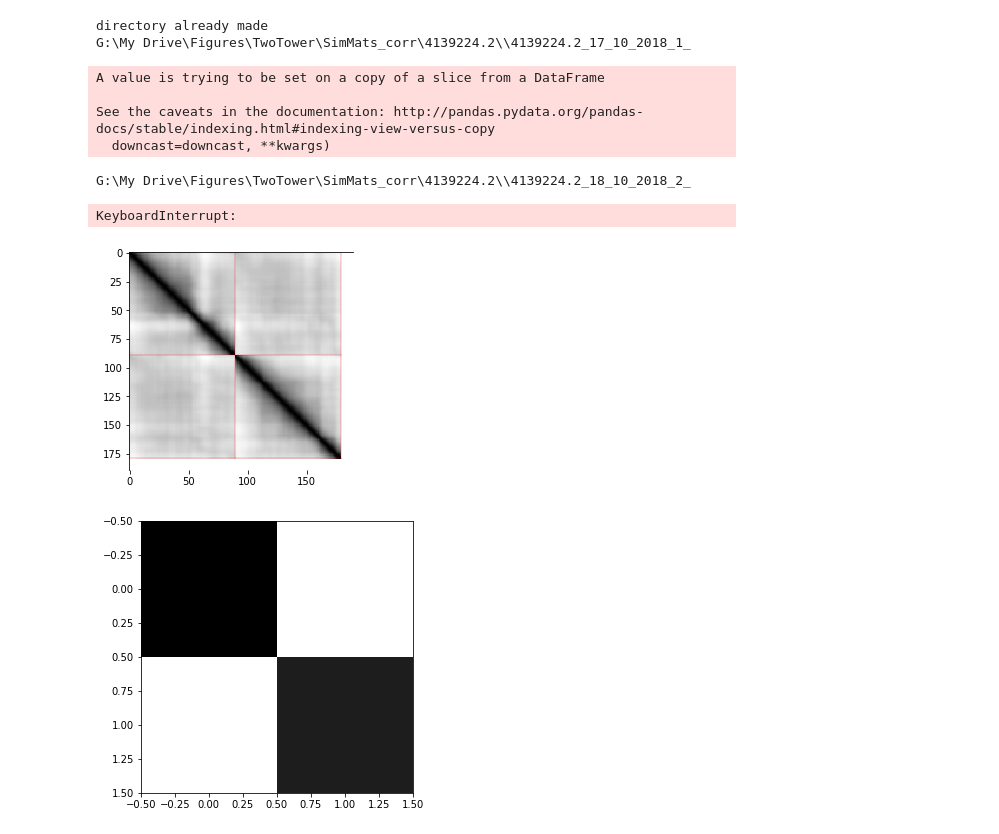
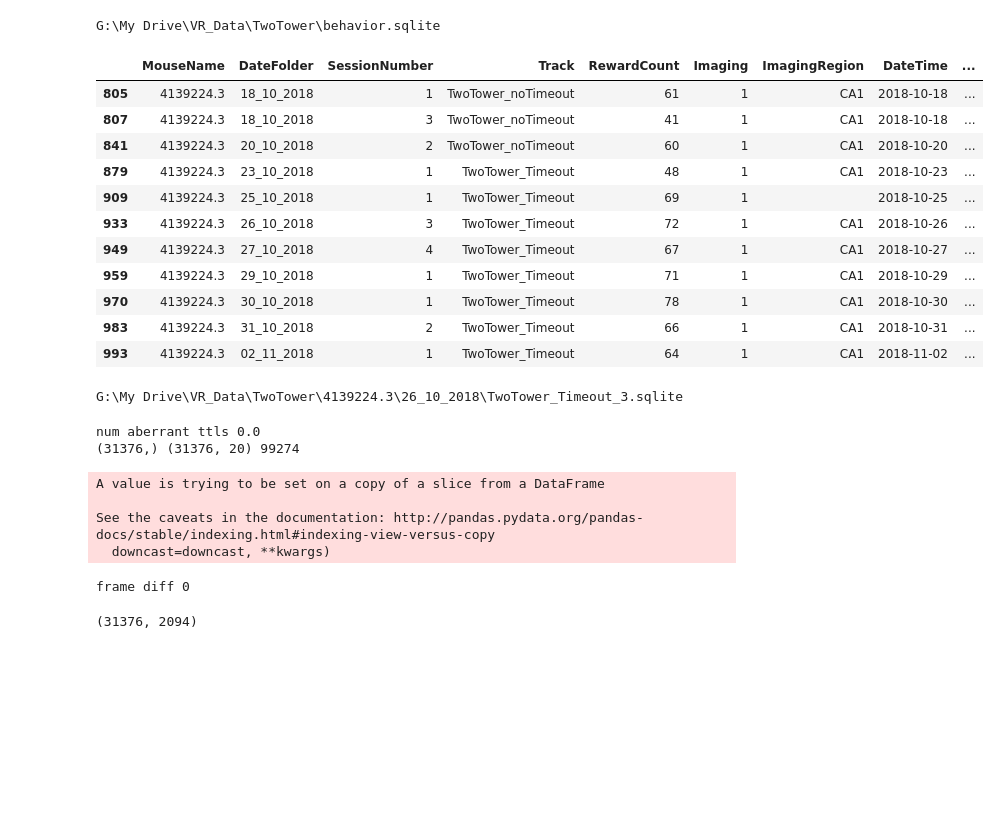
Before and after one commit to GiocomoLab/MightyMorphingPhotonRangers, a Jupyter notebook: SimMats/Untitled.ipynb, the cells around one changed output. Drawn from its saved outputs; the diff is of its cells as text; code cells hidden in the pictures; blank space fills up the shorter version.

```diff
--- a/SimMats/Untitled.ipynb
+++ b/SimMats/Untitled.ipynb
@@ -11,34 +18,44 @@ import pickle
 # %%
-mice = ['4139224.2','4139224.3','4139224.5']
+mouse = '4139224.3'
+df = pp.load_session_db()
 
-df = pp.load_session_db()
-df = df[df['RewardCount']>20]
+
+df = df[df['RewardCount']>30]
 df = df[df['Imaging']==1]
 df = df.sort_values(['MouseName','DateTime','SessionNumber'])
+tracks = 'TwoTower_noTimeout|TwoTower_Timeout|Reversal_noTimeout|Reversal|TwoTower_foraging'
+df = df[df['Track'].str.contains(tracks,regex=True)]
+
+df_mouse = df[df['MouseName'].str.match(mouse)]
+# df_mouse = df_mouse[df_mouse['Track'].str.match('TwoTower_noTimeout') | df_mouse['Track'].str.match('TwoTower_Timeout')]
+df_mouse
+# %% [output]
+G:\My Drive\VR_Data\TwoTower\behavior.sqlite
+|  | MouseName | DateFolder | SessionNumber | Track | RewardCount | Imaging | ImagingRegion | DateTime | ... |
+| 805 | 4139224.3 | 18_10_2018 | 1 | TwoTower_noTimeout | 61 | 1 | CA1 | 2018-10-18 | ... |
+| 807 | 4139224.3 | 18_10_2018 | 3 | TwoTower_noTimeout | 41 | 1 | CA1 | 2018-10-18 | ... |
+| 841 | 4139224.3 | 20_10_2018 | 2 | TwoTower_noTimeout | 60 | 1 | CA1 | 2018-10-20 | ... |
+| 879 | 4139224.3 | 23_10_2018 | 1 | TwoTower_Timeout | 48 | 1 | CA1 | 2018-10-23 | ... |
+| 909 | 4139224.3 | 25_10_2018 | 1 | TwoTower_Timeout | 69 | 1 |  | 2018-10-25 | ... |
+| 933 | 4139224.3 | 26_10_2018 | 3 | TwoTower_Timeout | 72 | 1 | CA1 | 2018-10-26 | ... |
+| 949 | 4139224.3 | 27_10_2018 | 4 | TwoTower_Timeout | 67 | 1 | CA1 | 2018-10-27 | ... |
+| 959 | 4139224.3 | 29_10_2018 | 1 | TwoTower_Timeout | 71 | 1 | CA1 | 2018-10-29 | ... |
+| 970 | 4139224.3 | 30_10_2018 | 1 | TwoTower_Timeout | 78 | 1 | CA1 | 2018-10-30 | ... |
+| 983 | 4139224.3 | 31_10_2018 | 2 | TwoTower_Timeout | 66 | 1 | CA1 | 2018-10-31 | ... |
+| 993 | 4139224.3 | 02_11_2018 | 1 | TwoTower_Timeout | 64 | 1 | CA1 | 2018-11-02 | ... |
-# %%
-for mouse in mice:
-
-    dirbase = "G:\\My Drive\\Figures\\TwoTower\\SimMats_corr\\%s\\" % mouse
-    try:
-        os.makedirs(dirbase)
-    except:
-        print("directory already made")
-
-    df_mouse = df[df['MouseName'].str.match(mouse)]
-    df_sess = df_mouse[df_mouse['Track'].str.match('TwoTower_noTimeout') | df_mouse['Track'].str.match('TwoTower_Timeout')]
-    for i in range(df_sess.shape[0]):
-
-        fname = "%s\\%s_%s_%d_" % (dirbase,mouse,df_sess['DateFolder'].iloc[i],df_sess['SessionNumber'].iloc[i])
-        print(fname)
-        S, U, (f,ax_S), (f_U, ax_U) = sm.single_session(df_sess.iloc[i],correct_only=True)
-# %% [output]
-directory already made
-G:\My Drive\Figures\TwoTower\SimMats_corr\4139224.2\\4139224.2_17_10_2018_1_
-A value is trying to be set on a copy of a slice from a DataFrame
-
-See the caveats in the documentation: http://pandas.pydata.org/pandas-docs/stable/indexing.html#indexing-view-versus-copy
-  downcast=downcast, **kwargs)
-G:\My Drive\Figures\TwoTower\SimMats_corr\4139224.2\\4139224.2_18_10_2018_2_
-KeyboardInterrupt:
-[figure, removed]
-[figure, removed]
+# %%
+sess = df_mouse.iloc[5]
+print(sess['data file'])
+# %% [output]
+G:\My Drive\VR_Data\TwoTower\4139224.3\26_10_2018\TwoTower_Timeout_3.sqlite
+# %%
+VRDat,C, S, A = pp.load_scan_sess(sess)
+trial_info, tstart_inds, teleport_inds = u.by_trial_info(VRDat)
+# %% [output]
+num aberrant ttls 0.0
+(31376,) (31376, 20) 99274
+A value is trying to be set on a copy of a slice from a DataFrame
+
+See the caveats in the documentation: http://pandas.pydata.org/pandas-docs/stable/indexing.html#indexing-view-versus-copy
+  downcast=downcast, **kwargs)
+frame diff 0
@@ -44,0 +65,4 @@ KeyboardInterrupt:
+# %%
+print(S.shape)
+# %% [output]
+(31376, 2094)
```
Also changed, not shown: parts of 16 cells of this notebook, 10 other files.
